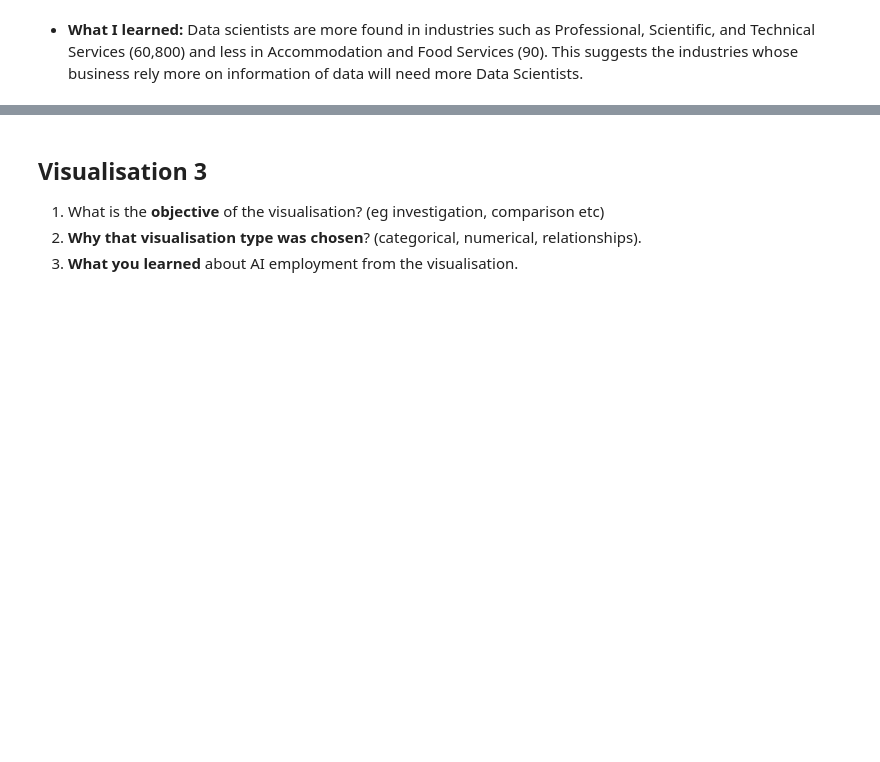
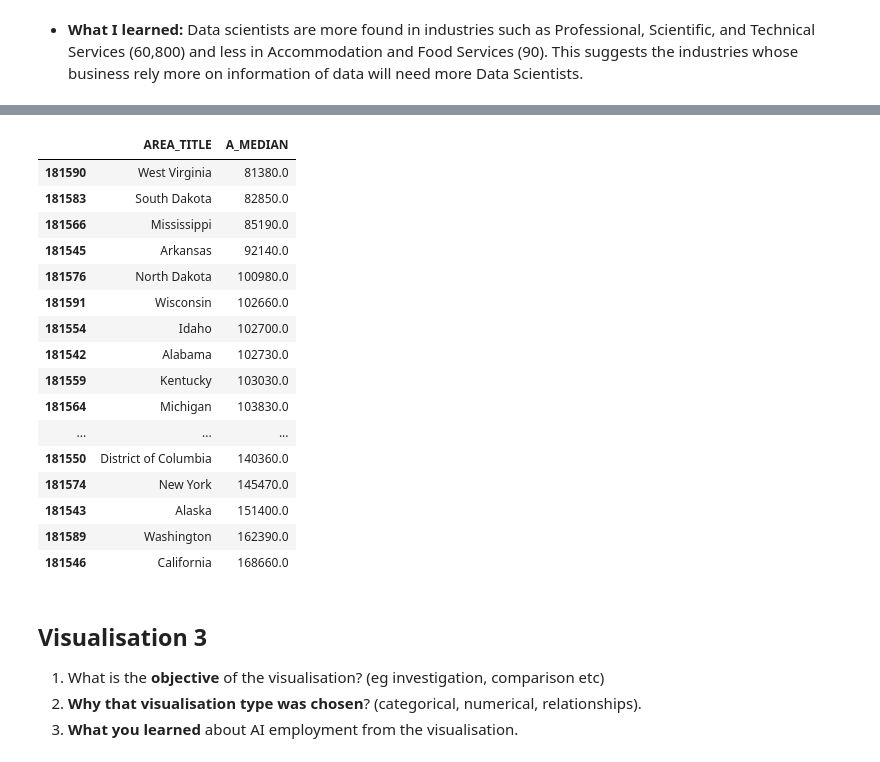
Before and after one commit to BarbSouza/data-visualisation, a Jupyter notebook: data-visualisation.ipynb, the cells around one changed output, grey strips where cells are left out. Saved outputs shown, nothing was run; the diff lists cells and outputs as text; code cells hidden in the pictures; blank space fills up the shorter version.

```diff
--- a/data-visualisation.ipynb
+++ b/data-visualisation.ipynb
@@ -377,3 +397,23 @@ Top three industry share: 60.5 %
+# %%
+software_states.sort_values(by="A_MEDIAN")[["AREA_TITLE", "A_MEDIAN"]]
+# %% [output]
+|  | AREA_TITLE | A_MEDIAN |
+| 181590 | West Virginia | 81380.0 |
+| 181583 | South Dakota | 82850.0 |
+| 181566 | Mississippi | 85190.0 |
+| 181545 | Arkansas | 92140.0 |
+| 181576 | North Dakota | 100980.0 |
+| 181591 | Wisconsin | 102660.0 |
+| 181554 | Idaho | 102700.0 |
+| 181542 | Alabama | 102730.0 |
+| 181559 | Kentucky | 103030.0 |
+| 181564 | Michigan | 103830.0 |
+| ... | ... | ... |
+| 181550 | District of Columbia | 140360.0 |
+| 181574 | New York | 145470.0 |
+| 181543 | Alaska | 151400.0 |
+| 181589 | Washington | 162390.0 |
+| 181546 | California | 168660.0 |
 # %% [markdown]
 ## Visualisation 3
 1. What is the **objective** of the visualisation? (eg investigation, comparison etc)
```
Also changed, not shown: parts of 3 cells of this notebook.
